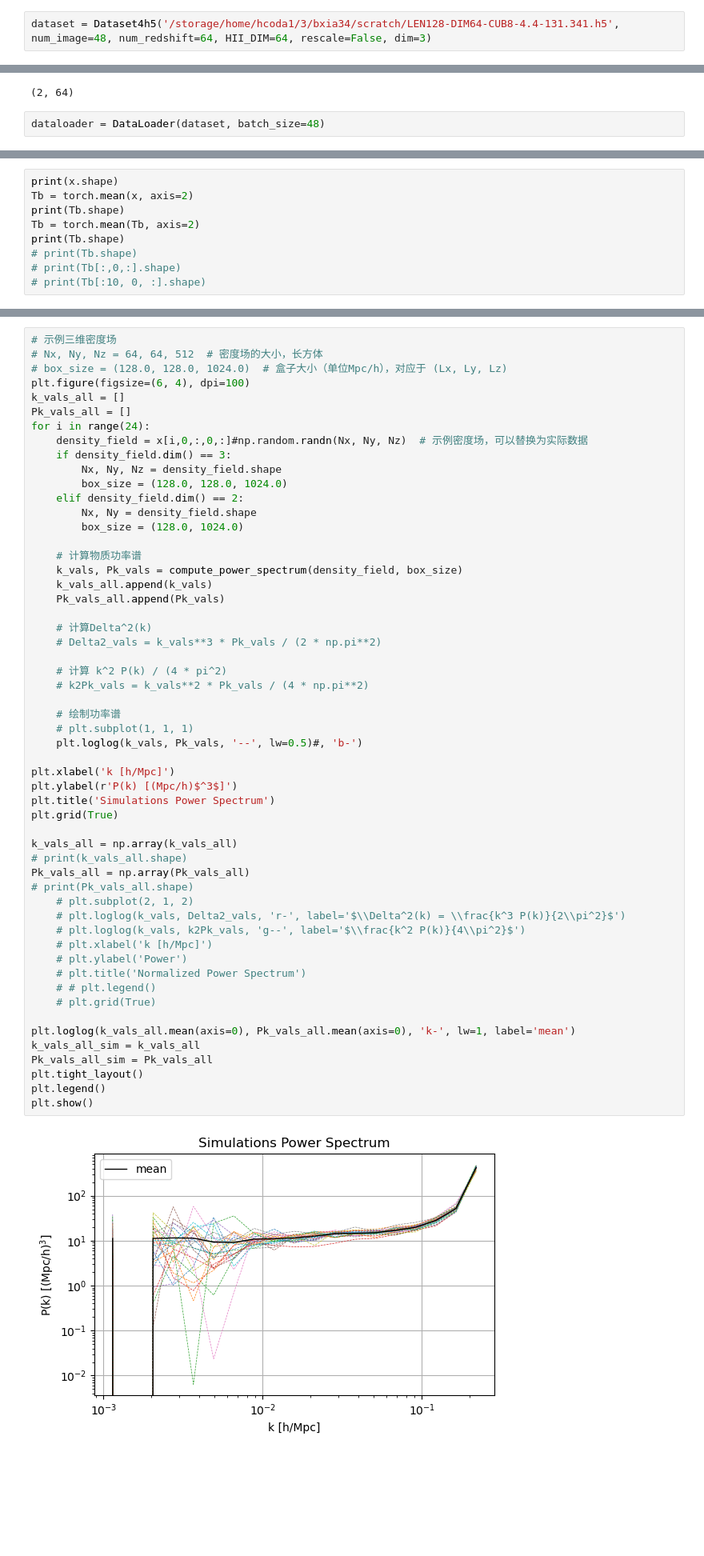
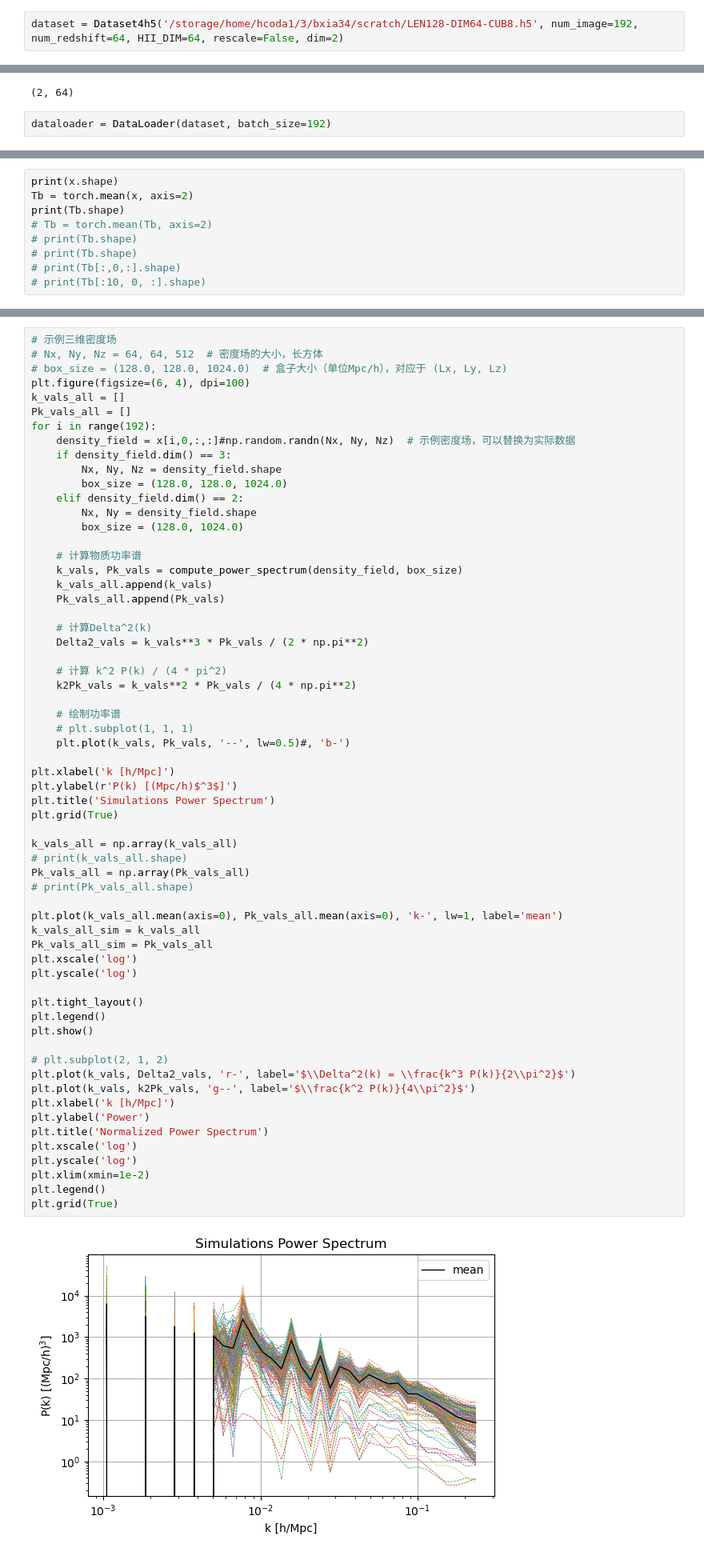
Before and after one commit to Xsmos/ml21cm, a Jupyter notebook: quantify_results.ipynb, the cells around one changed output, grey strips where cells are left out. Shown at 80% size. Drawn from its saved outputs; the diff is of its cells as text; blank space fills up the shorter version.

Commit message:
analyzing power spectrum

```diff
--- a/quantify_results.ipynb
+++ b/quantify_results.ipynb
@@ -8,6 +8,6 @@ from scipy.fftpack import fft, fftshift, ifft
 from scipy.fftpack import fftfreq
 import torch
 # %%
-dataset = Dataset4h5('/storage/home/hcoda1/3/bxia34/scratch/LEN128-DIM64-CUB8-4.4-131.341.h5', num_image=48, num_redshift=64, HII_DIM=64, rescale=False, dim=3)
+dataset = Dataset4h5('/storage/home/hcoda1/3/bxia34/scratch/LEN128-DIM64-CUB8.h5', num_image=192, num_redshift=64, HII_DIM=64, rescale=False, dim=2)
 # %% [output]
 dataset content: <KeysViewHDF5 ['brightness_temp', 'density', 'kwargs', 'params', 'redshifts_distances', 'seeds', 'xH_box']>
@@ -32,7 +32,7 @@ los.shape
 # %% [output]
 (2, 64)
 # %%
-dataloader = DataLoader(dataset, batch_size=48)
+dataloader = DataLoader(dataset, batch_size=192)
 # %%
 len(dataloader)
 # %% [output]
@@ -74,8 +74,8 @@ plot(x[:,:,:,0,:])
 print(x.shape)
 Tb = torch.mean(x, axis=2)
 print(Tb.shape)
-Tb = torch.mean(Tb, axis=2)
-print(Tb.shape)
+# Tb = torch.mean(Tb, axis=2)
+# print(Tb.shape)
 # print(Tb.shape)
 # print(Tb[:,0,:].shape)
 # print(Tb[:10, 0, :].shape)
@@ -179,8 +162,8 @@ def compute_power_spectrum(density_field, box_size):
 plt.figure(figsize=(6, 4), dpi=100)
 k_vals_all = []
 Pk_vals_all = []
-for i in range(24):
-    density_field = x[i,0,:,0,:]#np.random.randn(Nx, Ny, Nz)  # 示例密度场，可以替换为实际数据
+for i in range(192):
+    density_field = x[i,0,:,:]#np.random.randn(Nx, Ny, Nz)  # 示例密度场，可以替换为实际数据
     if density_field.dim() == 3:
         Nx, Ny, Nz = density_field.shape
         box_size = (128.0, 128.0, 1024.0)
@@ -189,43 +172,50 @@ for i in range(24):
         box_size = (128.0, 1024.0)
 
     # 计算物质功率谱
     k_vals, Pk_vals = compute_power_spectrum(density_field, box_size)
     k_vals_all.append(k_vals)
     Pk_vals_all.append(Pk_vals)
 
     # 计算Delta^2(k)
-    # Delta2_vals = k_vals**3 * Pk_vals / (2 * np.pi**2)
+    Delta2_vals = k_vals**3 * Pk_vals / (2 * np.pi**2)
 
     # 计算 k^2 P(k) / (4 * pi^2)
-    # k2Pk_vals = k_vals**2 * Pk_vals / (4 * np.pi**2)
+    k2Pk_vals = k_vals**2 * Pk_vals / (4 * np.pi**2)
 
     # 绘制功率谱
     # plt.subplot(1, 1, 1)
-    plt.loglog(k_vals, Pk_vals, '--', lw=0.5)#, 'b-')
+    plt.plot(k_vals, Pk_vals, '--', lw=0.5)#, 'b-')
 
 plt.xlabel('k [h/Mpc]')
 plt.ylabel(r'P(k) [(Mpc/h)$^3$]')
 plt.title('Simulations Power Spectrum')
 plt.grid(True)
 
 k_vals_all = np.array(k_vals_all)
 # print(k_vals_all.shape)
 Pk_vals_all = np.array(Pk_vals_all)
 # print(Pk_vals_all.shape)
-    # plt.subplot(2, 1, 2)
-    # plt.loglog(k_vals, Delta2_vals, 'r-', label='$\\Delta^2(k) = \\frac{k^3 P(k)}{2\\pi^2}$')
-    # plt.loglog(k_vals, k2Pk_vals, 'g--', label='$\\frac{k^2 P(k)}{4\\pi^2}$')
-    # plt.xlabel('k [h/Mpc]')
-    # plt.ylabel('Power')
-    # plt.title('Normalized Power Spectrum')
-    # # plt.legend()
-    # plt.grid(True)
 
-plt.loglog(k_vals_all.mean(axis=0), Pk_vals_all.mean(axis=0), 'k-', lw=1, label='mean')
+plt.plot(k_vals_all.mean(axis=0), Pk_vals_all.mean(axis=0), 'k-', lw=1, label='mean')
 k_vals_all_sim = k_vals_all
 Pk_vals_all_sim = Pk_vals_all
+plt.xscale('log')
+plt.yscale('log')
+
 plt.tight_layout()
 plt.legend()
 plt.show()
+
+# plt.subplot(2, 1, 2)
+plt.plot(k_vals, Delta2_vals, 'r-', label='$\\Delta^2(k) = \\frac{k^3 P(k)}{2\\pi^2}$')
+plt.plot(k_vals, k2Pk_vals, 'g--', label='$\\frac{k^2 P(k)}{4\\pi^2}$')
+plt.xlabel('k [h/Mpc]')
+plt.ylabel('Power')
+plt.title('Normalized Power Spectrum')
+plt.xscale('log')
+plt.yscale('log')
+plt.xlim(xmin=1e-2)
+plt.legend()
+plt.grid(True)
 # %% [output]
-[figure, old version]
+[figure, new version]
```
Also changed, not shown: parts of 14 cells of this notebook, 1 other file.
